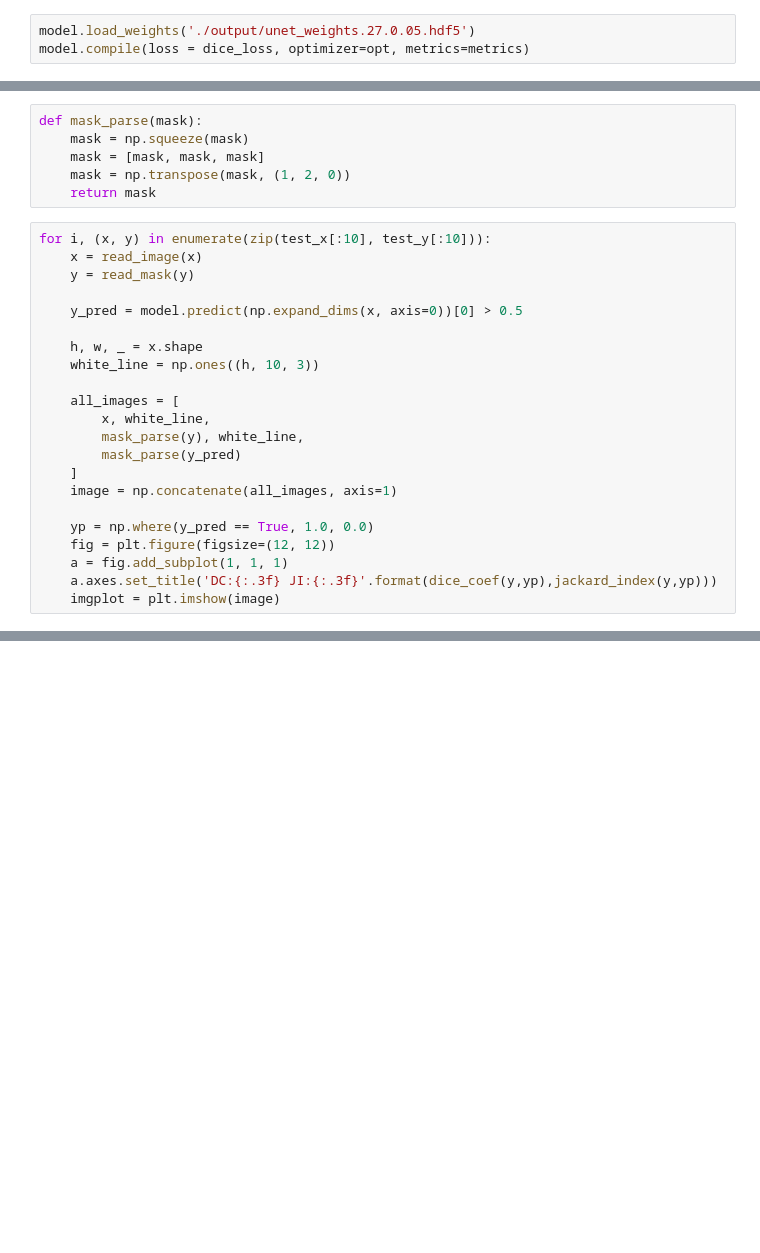
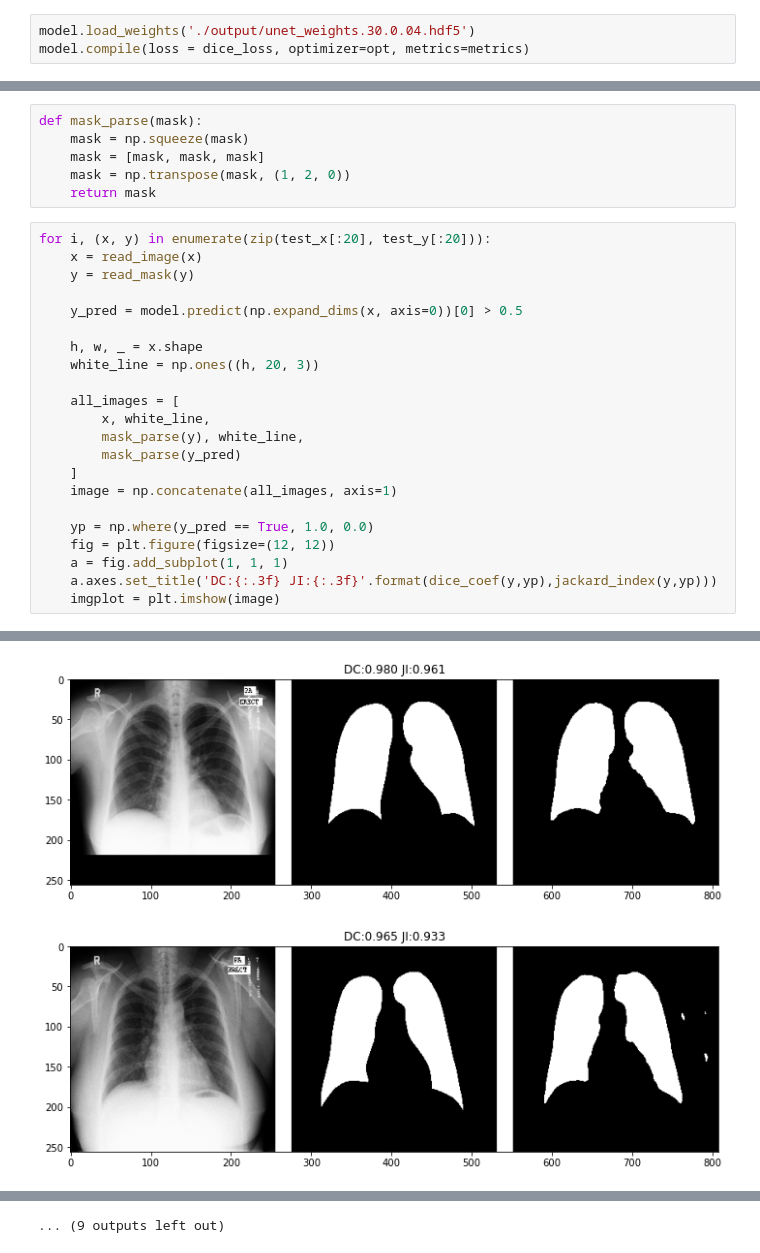
Before and after one commit to degagawolde/DeepLearningBasedTBDiagnosis, a Jupyter notebook: UnetLungSegmentation.ipynb, the cells around one changed output, grey strips where cells are left out. Cells and saved outputs as stored; diff of their text form; blank space fills up the shorter version.

```diff
--- a/UnetLungSegmentation.ipynb
+++ b/UnetLungSegmentation.ipynb
@@ -238,5 +327,5 @@ model.fit(
 # %%
-model.load_weights('./output/unet_weights.27.0.05.hdf5')
+model.load_weights('./output/unet_weights.30.0.04.hdf5')
 model.compile(loss = dice_loss, optimizer=opt, metrics=metrics)
 # %%
 test_x, test_y= load_data(path='./dataset/LSP/test/',mode='testing')
@@ -267,14 +358,14 @@ def mask_parse(mask):
     mask = np.transpose(mask, (1, 2, 0))
     return mask
 # %%
-for i, (x, y) in enumerate(zip(test_x[:10], test_y[:10])):
+for i, (x, y) in enumerate(zip(test_x[:20], test_y[:20])):
     x = read_image(x)
     y = read_mask(y)
 
     y_pred = model.predict(np.expand_dims(x, axis=0))[0] > 0.5
 
     h, w, _ = x.shape
-    white_line = np.ones((h, 10, 3))
+    white_line = np.ones((h, 20, 3))
 
     all_images = [
         x, white_line,
@@ -288,3 +379,4 @@ for i, (x, y) in enumerate(zip(test_x[:10], test_y[:10])):
     a = fig.add_subplot(1, 1, 1)
     a.axes.set_title('DC:{:.3f} JI:{:.3f}'.format(dice_coef(y,yp),jackard_index(y,yp)))
     imgplot = plt.imshow(image)
+# %% [output]
@@ -290,0 +384,2 @@ for i, (x, y) in enumerate(zip(test_x[:10], test_y[:10])):
+[figure, added]
+[figure, added]
@@ -291,3 +395,4 @@ for i, (x, y) in enumerate(zip(test_x[:10], test_y[:10])):
+... (9 outputs left out)
 # %%
 dicecoef=0
 jackardindex=0
```
Also changed, not shown: parts of 11 cells of this notebook, 2 other files.
